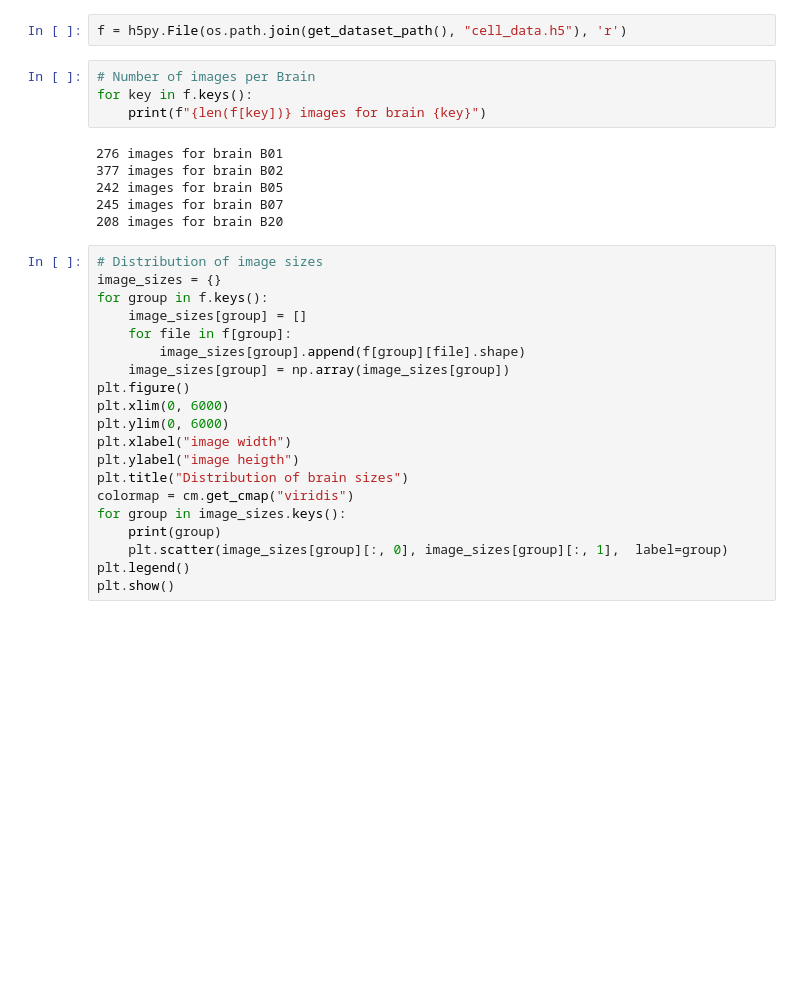
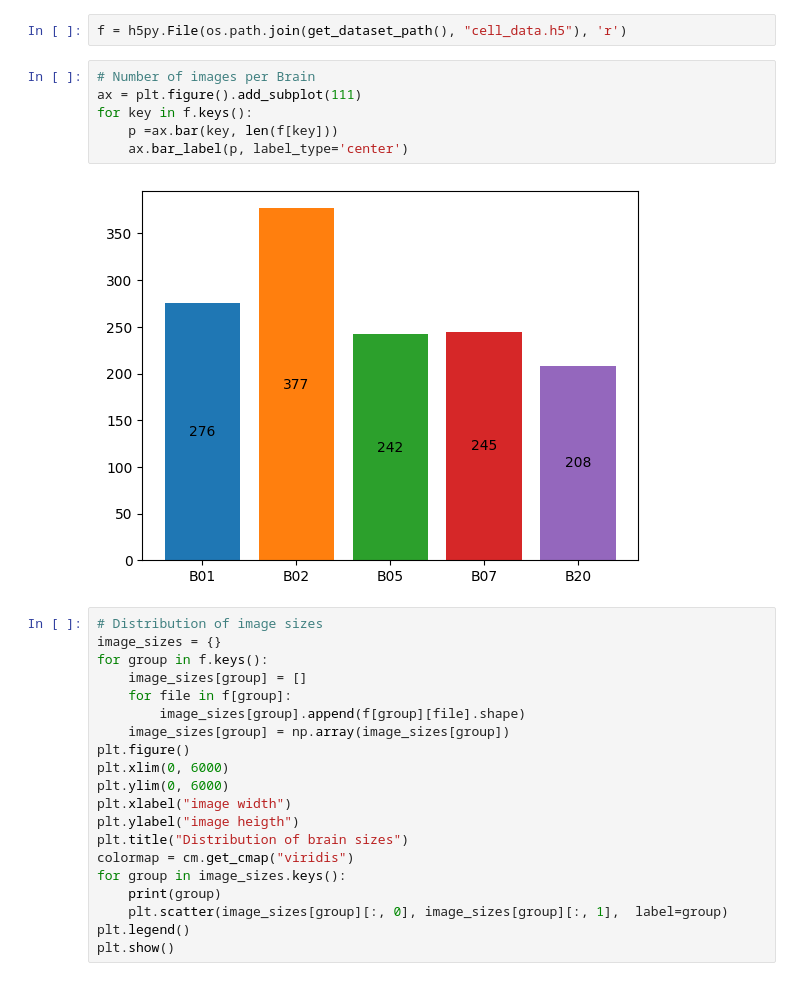
Before and after one commit to svkle100/GenerativeModelsProject1, a Jupyter notebook: notebooks/exercise1.ipynb, the cells around one changed output. Cells and saved outputs as stored; diff of their text form; blank space fills up the shorter version.

Commit message:
improved plot for size of brains

```diff
--- a/notebooks/exercise1.ipynb
+++ b/notebooks/exercise1.ipynb
@@ -11,14 +11,12 @@ import json
 f = h5py.File(os.path.join(get_dataset_path(), "cell_data.h5"), 'r')
 # %%
 # Number of images per Brain
+ax = plt.figure().add_subplot(111)
 for key in f.keys():
-    print(f"{len(f[key])} images for brain {key}")
+    p =ax.bar(key, len(f[key]))
+    ax.bar_label(p, label_type='center')
 # %% [output]
-276 images for brain B01
-377 images for brain B02
-242 images for brain B05
-245 images for brain B07
-208 images for brain B20
+[figure, added]
 # %%
 # Distribution of image sizes
 image_sizes = {}
```
